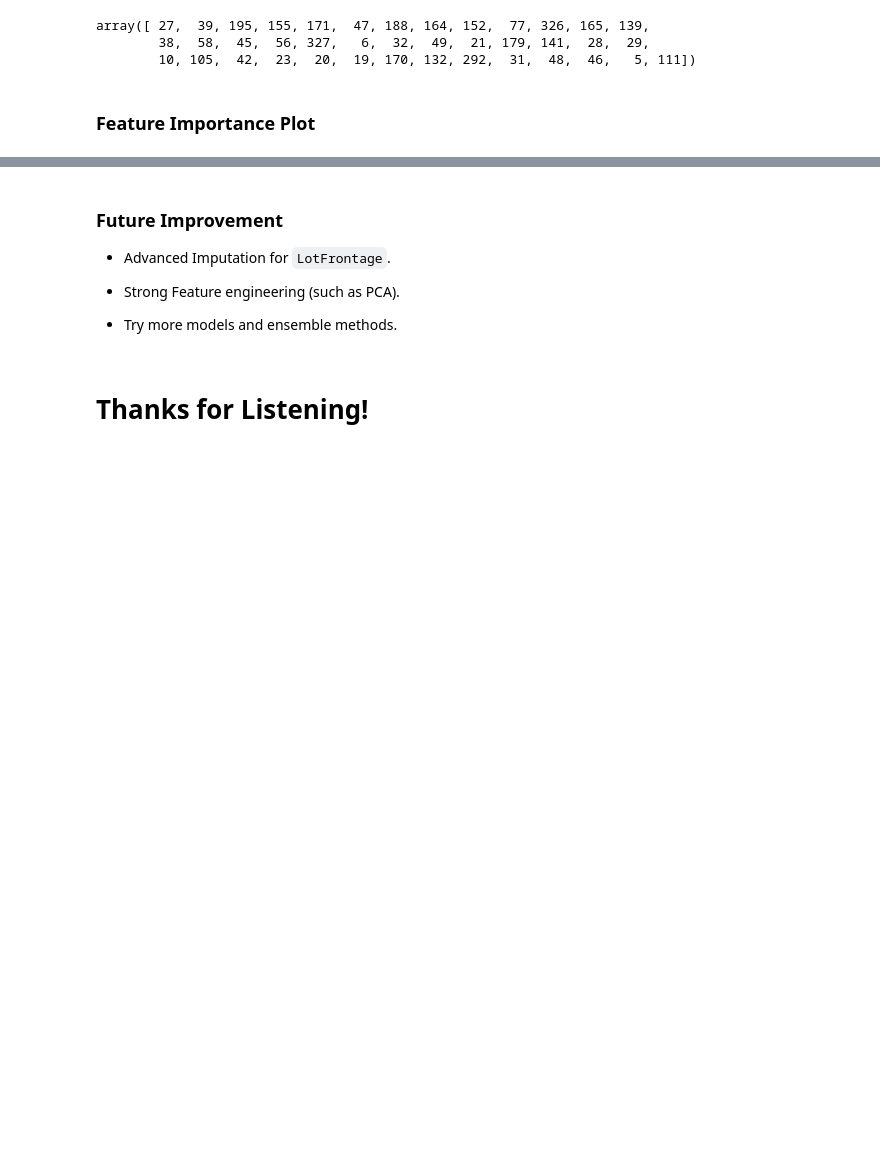
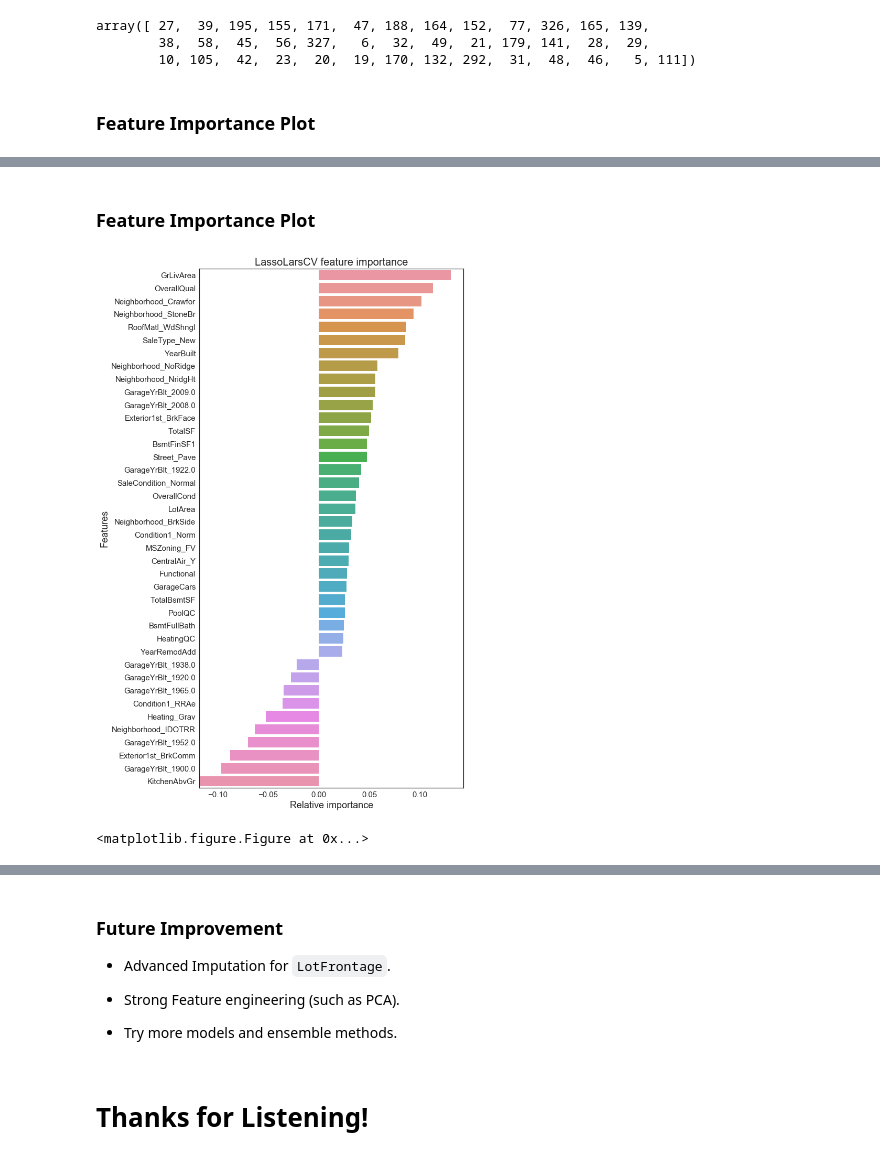
Before and after one commit to jietang89/pr, a Jupyter notebook: Cover.ipynb, the cells around one changed output, grey strips where cells are left out. Cells and saved outputs as stored; diff of their text form; code cells hidden in the pictures; blank space fills up the shorter version.

```diff
--- a/Cover.ipynb
+++ b/Cover.ipynb
@@ -1022 +1060,8 @@ feature_importance()
 <matplotlib.figure.Figure at 0x...>
+# %% [markdown]
+### Feature Importance Plot
+# %%
+feature_importance('LassoLarsCV',lassolarscv);
+# %% [output]
+[figure, added]
+<matplotlib.figure.Figure at 0x...>
```
Also changed, not shown: parts of 27 cells of this notebook, 2 other files.
